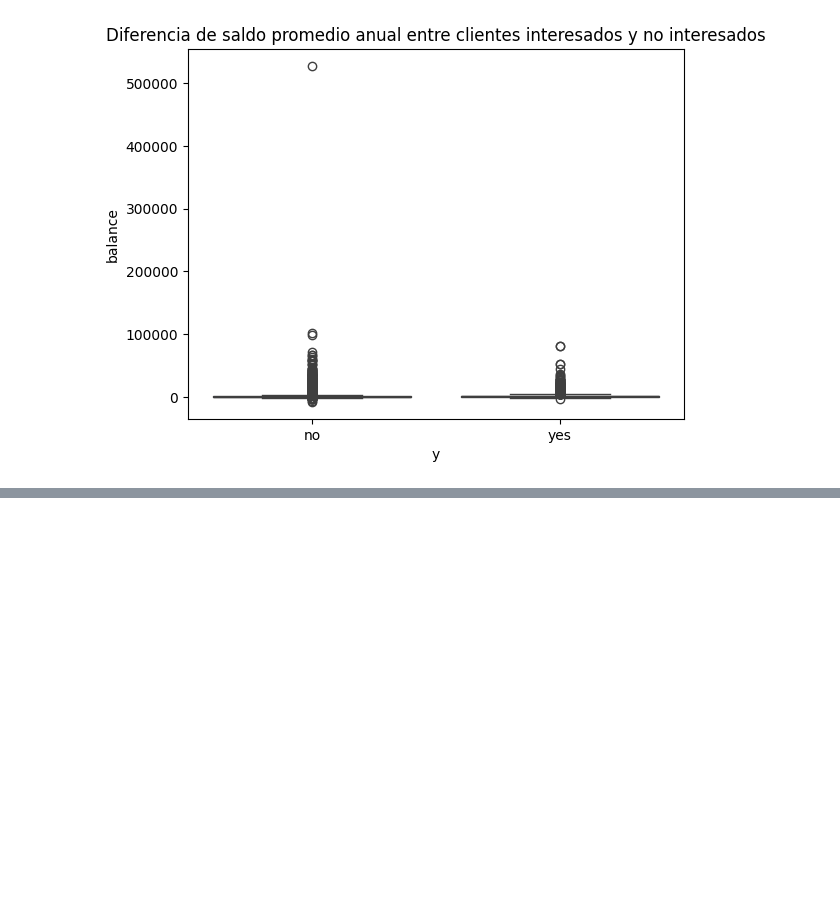
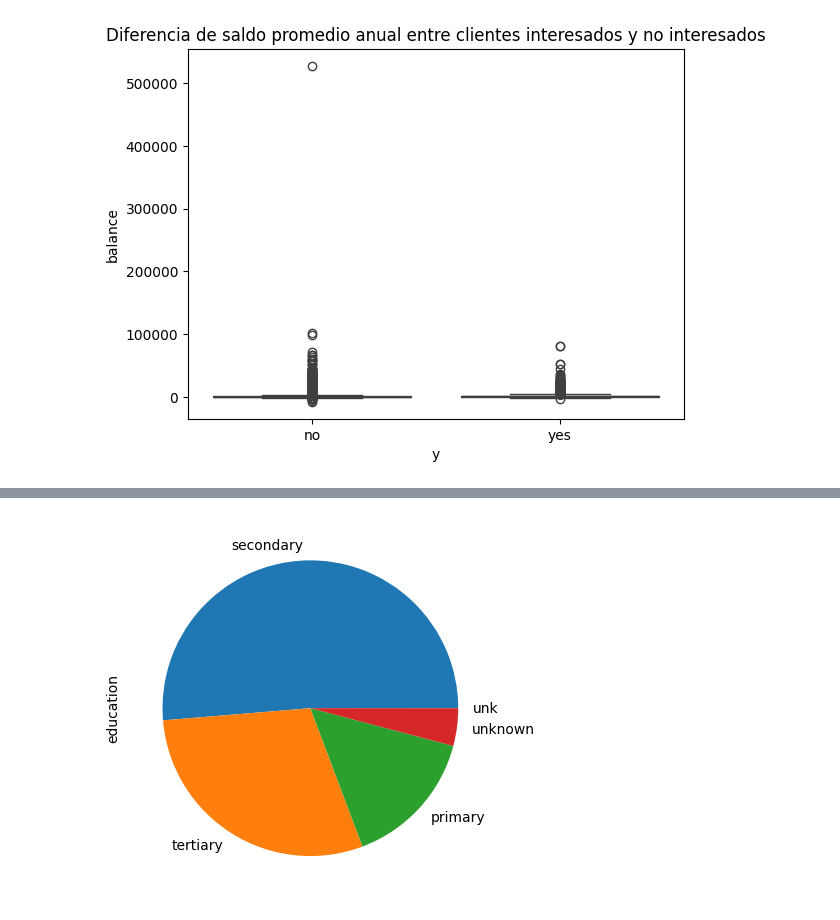
Before and after one commit to Eli0103/TalentoTech, a Jupyter notebook: DataCleaning.ipynb, the cells around one changed output, grey strips where cells are left out. Cells and saved outputs as stored; diff of their text form; code cells hidden in the pictures; blank space fills up the shorter version.

```diff
--- a/DataCleaning.ipynb
+++ b/DataCleaning.ipynb
@@ -403,0 +421,5 @@ plt.show()
+# %%
+data.education.value_counts().plot.pie()
+plt.show()
+# %% [output]
+[figure, added]
```
Also changed, not shown: parts of 16 cells of this notebook.
